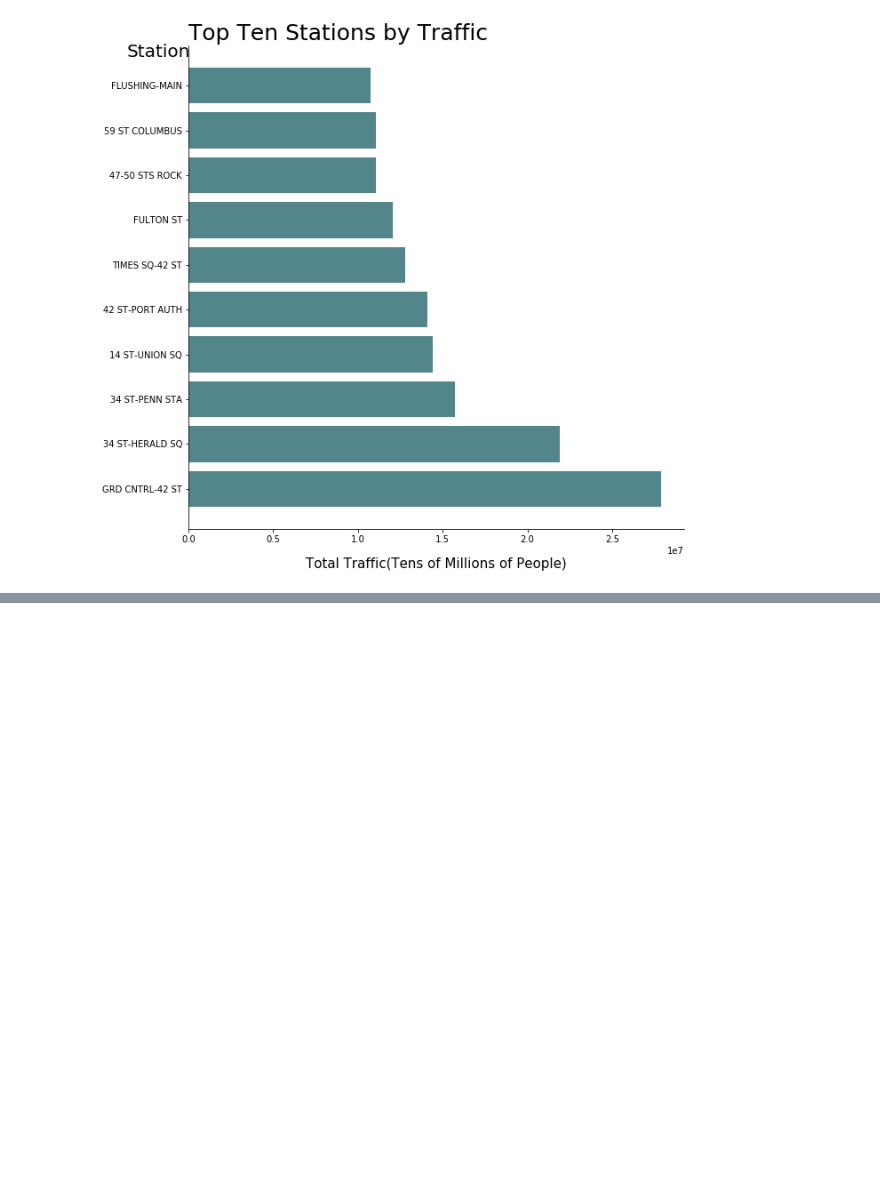
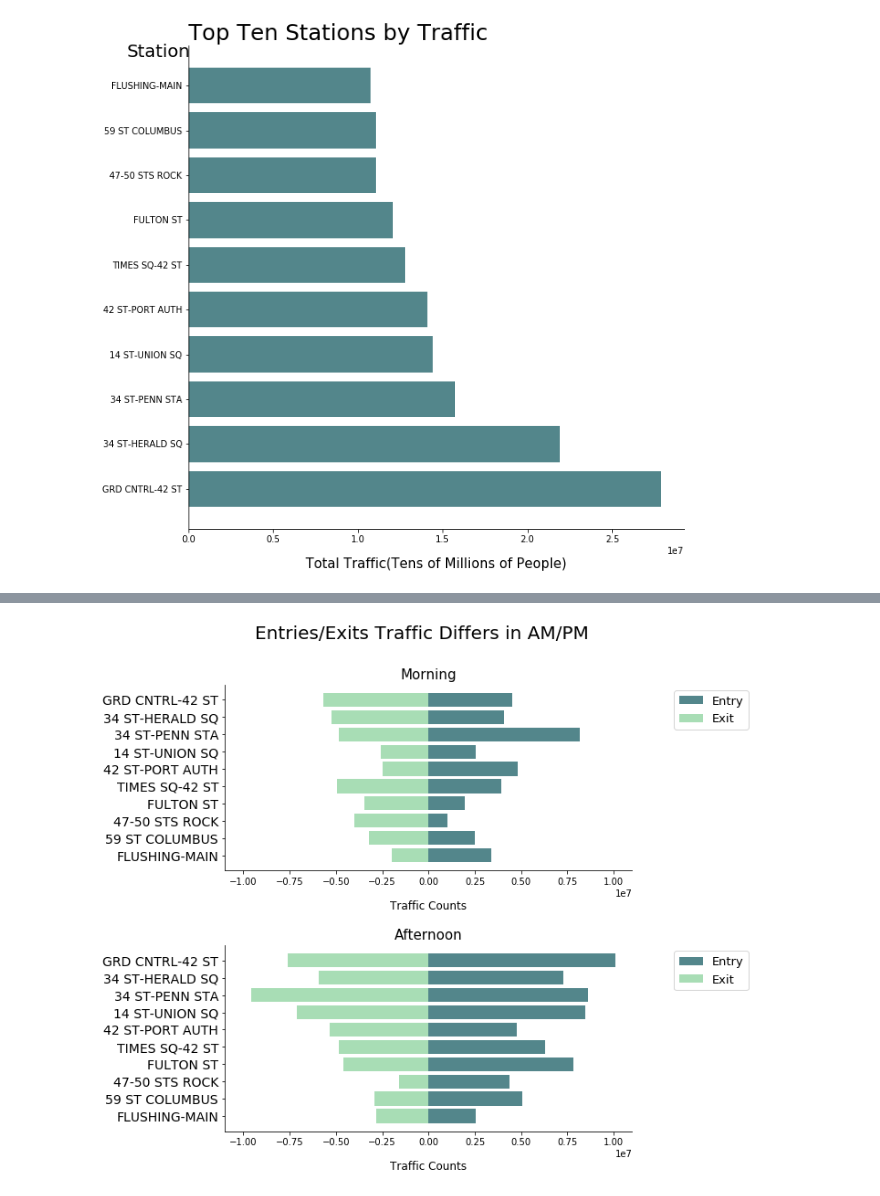
Before and after one commit to dlahtou/Benson_team1_sea18, a Jupyter notebook: Top Ten Stations Graph.ipynb, the cells around one changed output, grey strips where cells are left out. Saved outputs shown, nothing was run; the diff lists cells and outputs as text; code cells hidden in the pictures; blank space fills up the shorter version.

Commit message:
merged entries and exits compare graph

```diff
--- a/Top Ten Stations Graph.ipynb
+++ b/Top Ten Stations Graph.ipynb
@@ -75,0 +108,41 @@ sns.despine()
+# %%
+# get the total entries for the top stations
+
+ents = (dftop.sort_values(by=['STATION', 'C/A', 'SCP', 'LINENAME', 'UNIT'])
+          .groupby(['STATION','period'], as_index=False)['ENTRY_DIFFS']
+          .sum().sort_values(['STATION', 'period'],ascending=False))
+#ents = ents.set_index('STATION')
+#ents = ents.loc[stations]
+
+
+exts = (dftop.sort_values(by=['STATION', 'C/A', 'SCP', 'LINENAME', 'UNIT'])
+          .groupby(['STATION', 'period'], as_index=False)['EXIT_DIFFS']
+          .sum().sort_values(['STATION', 'period'],ascending=False))
+# %%
+# display entries and exits for the top 10 stations
+plt.figure(figsize= [8,9])
+plt.suptitle('Entries/Exits Traffic Differs in AM/PM',fontsize = 20)
+plt.subplots_adjust(hspace=.4)
+ax1 = plt.subplot(211)
+ax1.barh(np.arange(10), ents.loc[ents['period']=='AM'].set_index('STATION').loc[stations].ENTRY_DIFFS[::-1],color='#53868B')
+ax1.barh(np.arange(10),-exts.loc[ents['period']=='AM'].set_index('STATION').loc[stations].EXIT_DIFFS[::-1],color='#a8ddb5')
+plt.yticks(np.arange(10), stations[::-1], fontsize = 14)
+plt.xlim([-11000000,11000000])
+plt.title('Morning',fontsize = 15)
+plt.xlabel('Traffic Counts', size = 12, labelpad = 15)
+plt.legend(['Entry','Exit'],shadow = False, loc = 0, bbox_to_anchor=(1.3,1),fontsize=13);
+
+ax2 = plt.subplot(212)
+ax2.barh(np.arange(10), ents.loc[ents['period']=='PM'].set_index('STATION').loc[stations].ENTRY_DIFFS[::-1],color='#53868B')
+ax2.barh(np.arange(10),-exts.loc[ents['period']=='PM'].set_index('STATION').loc[stations].EXIT_DIFFS[::-1],color='#a8ddb5')
+plt.yticks(np.arange(10), stations[::-1], fontsize = 14)
+plt.xlabel('Traffic Counts', size = 12, labelpad = 15)
+plt.xlim([-11000000,11000000])
+plt.title('Afternoon',fontsize = 15)
+plt.legend(['Entry','Exit'],shadow = False, loc = 0, bbox_to_anchor=(1.3,1),fontsize=13);
+
+
+
+sns.despine()
+# %% [output]
+[figure, added]
```
Also changed, not shown: parts of 2 cells of this notebook.
